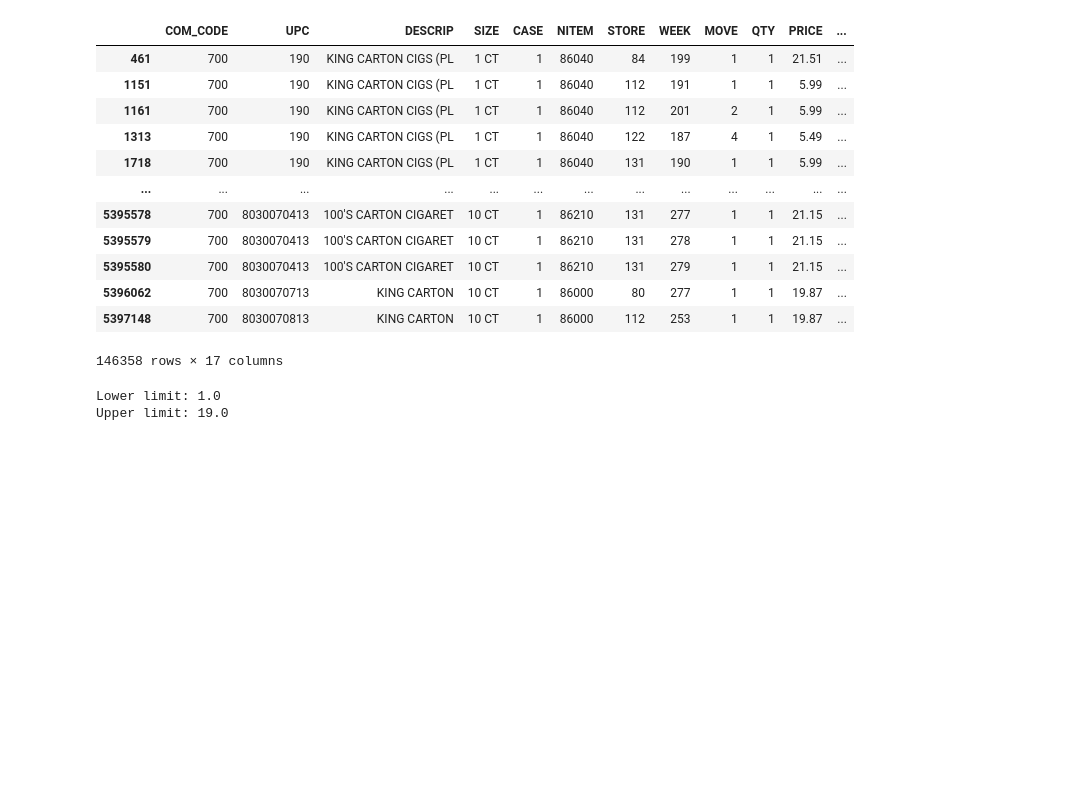
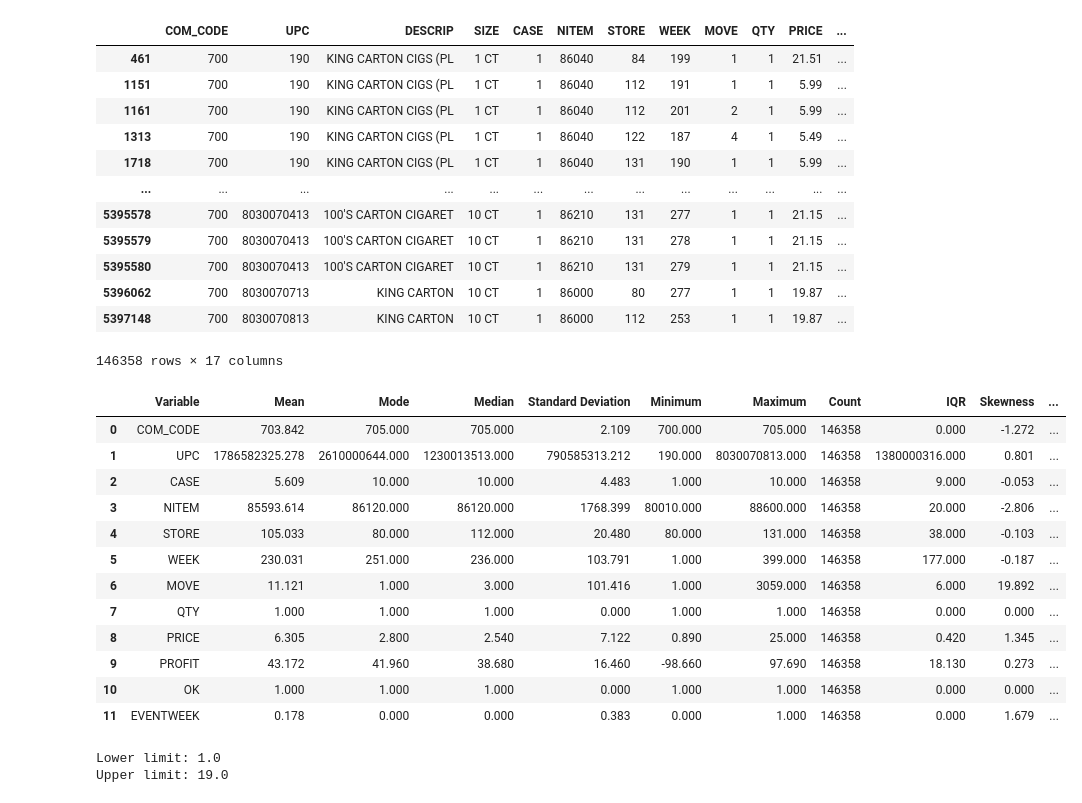
Before and after one commit to ruimaciell/Econ_PS_Guest_Lecture, a Jupyter notebook: cigs.ipynb, the cells around one changed output. Saved outputs shown, nothing was run; the diff lists cells and outputs as text; code cells hidden in the pictures; blank space fills up the shorter version.

```diff
--- a/cigs.ipynb
+++ b/cigs.ipynb
@@ -5,7 +7,7 @@ import numpy as np
 import matplotlib.pyplot as plt
 
 
-uppcig = pd.read_csv(r"C:\Users\mhand\Documents\D S D M\Econ_DM\ProblemSet5\upccig.csv", encoding='latin-1')
-wcig = pd.read_csv(r"C:\Users\mhand\Documents\D S D M\Econ_DM\ProblemSet5\wcig.csv")
+uppcig = pd.read_csv(r"/Users/ruimaciel/Desktop/Barcelona/Economic_Models_class/upccig.csv", encoding='latin-1')
+wcig = pd.read_csv(r"/Users/ruimaciel/Desktop/Barcelona/Economic_Models_class/wcig.csv")
 # %%
 df = pd.merge(uppcig, wcig, on='UPC', how='inner')
@@ -57,6 +90,82 @@ df4
 | 5396062 | 700 | 8030070713 | KING CARTON | 10 CT | 1 | 86000 | 80 | 277 | 1 | 1 | 19.87 | ... |
 | 5397148 | 700 | 8030070813 | KING CARTON | 10 CT | 1 | 86000 | 112 | 253 | 1 | 1 | 19.87 | ... |
 146358 rows × 17 columns
+# %%
+"""This is a function that gives the overall statistics for the data set (more than describe) to detect outliers (for e.g. profit negative?)"""
+import statistics
+import pandas as pd
+import numpy as np
+
+def calculate_column_statistics(df):
+    # Filter columns with numeric (int or float) data types
+    numeric_columns = df.select_dtypes(include=['int', 'float']).columns
+
+    # Create a dictionary to store statistics
+    stats_dict = {
+        'Variable': [],
+        'Mean': [],
+        'Mode': [],
+        'Median': [],
+        'Standard Deviation': [],
+        'Minimum': [],
+        'Maximum': [],
+        'Count': [],
+        'IQR': [],
+        'Skewness': [],
+        'Range': []
+    }
+
+    for column in numeric_columns:
+        stats_dict['Variable'].append(column)
+        mean = df[column].mean()
+        try:
+            mode = statistics.mode(df[column].dropna())  # Handle potential multiple modes
+        except statistics.StatisticsError:
+            mode = None  # For columns with no mode
+        median = df[column].median()
+        std_dev = df[column].std()
+        min_val = df[column].min()
+        max_val = df[column].max()
+        count = df[column].count()
+        iqr = np.percentile(df[column].dropna(), 75) - np.percentile(df[column].dropna(), 25)
+        skew = df[column].skew()
+        column_range = max_val - min_val
+
+        stats_dict['Mean'].append(mean)
+        stats_dict['Mode'].append(mode)
+        stats_dict['Median'].append(median)
+        stats_dict['Standard Deviation'].append(std_dev)
+        stats_dict['Minimum'].append(min_val)
+        stats_dict['Maximum'].append(max_val)
+        stats_dict['Count'].append(count)
+        stats_dict['IQR'].append(iqr)
+        stats_dict['Skewness'].append(skew)
+        stats_dict['Range'].append(column_range)
+
+    # Create a DataFrame from the dictionary
+    stats_df = pd.DataFrame(stats_dict)
+
+    # Set display options to show floats in fixed format with 3 decimal places
+    pd.set_option('display.float_format', '{:.3f}'.format)
+
+    return stats_df
+
+# Assuming 'your_dataframe' is your DataFrame
+calculate_column_statistics(df4)
+# %% [output]
+|  | Variable | Mean | Mode | Median | Standard Deviation | Minimum | Maximum | Count | IQR | Skewness | ... |
+| 0 | COM_CODE | 703.842 | 705.000 | 705.000 | 2.109 | 700.000 | 705.000 | 146358 | 0.000 | -1.272 | ... |
+| 1 | UPC | 1786582325.278 | 2610000644.000 | 1230013513.000 | 790585313.212 | 190.000 | 8030070813.000 | 146358 | 1380000316.000 | 0.801 | ... |
+| 2 | CASE | 5.609 | 10.000 | 10.000 | 4.483 | 1.000 | 10.000 | 146358 | 9.000 | -0.053 | ... |
+| 3 | NITEM | 85593.614 | 86120.000 | 86120.000 | 1768.399 | 80010.000 | 88600.000 | 146358 | 20.000 | -2.806 | ... |
+| 4 | STORE | 105.033 | 80.000 | 112.000 | 20.480 | 80.000 | 131.000 | 146358 | 38.000 | -0.103 | ... |
+| 5 | WEEK | 230.031 | 251.000 | 236.000 | 103.791 | 1.000 | 399.000 | 146358 | 177.000 | -0.187 | ... |
+| 6 | MOVE | 11.121 | 1.000 | 3.000 | 101.416 | 1.000 | 3059.000 | 146358 | 6.000 | 19.892 | ... |
+| 7 | QTY | 1.000 | 1.000 | 1.000 | 0.000 | 1.000 | 1.000 | 146358 | 0.000 | 0.000 | ... |
+| 8 | PRICE | 6.305 | 2.800 | 2.540 | 7.122 | 0.890 | 25.000 | 146358 | 0.420 | 1.345 | ... |
+| 9 | PROFIT | 43.172 | 41.960 | 38.680 | 16.460 | -98.660 | 97.690 | 146358 | 18.130 | 0.273 | ... |
+| 10 | OK | 1.000 | 1.000 | 1.000 | 0.000 | 1.000 | 1.000 | 146358 | 0.000 | 0.000 | ... |
+| 11 | EVENTWEEK | 0.178 | 0.000 | 0.000 | 0.383 | 0.000 | 1.000 | 146358 | 0.000 | 1.679 | ... |
 # %%
 
 def winsorize(data, limits=(0.05, 0.05)):
```
Also changed, not shown: parts of 12 cells of this notebook, 2 other files.
